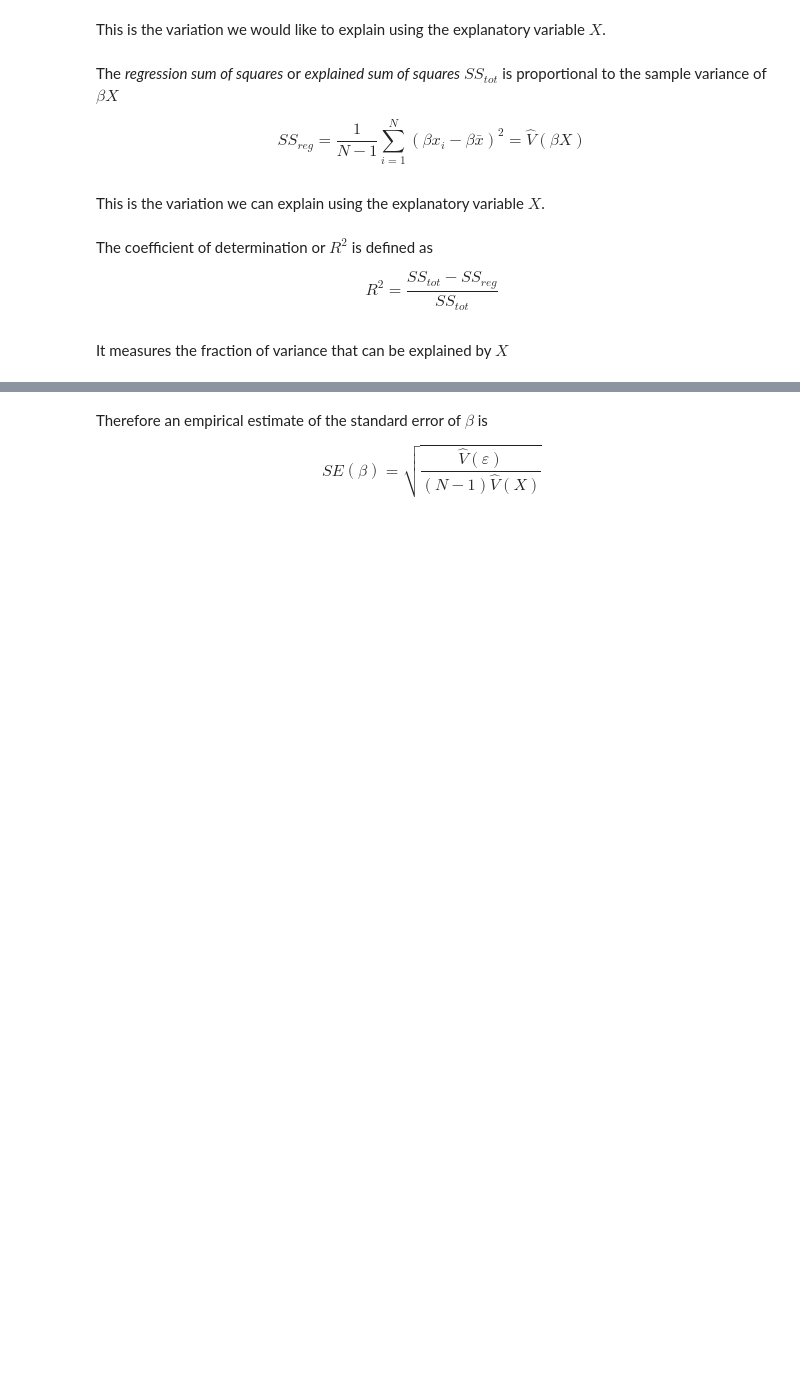
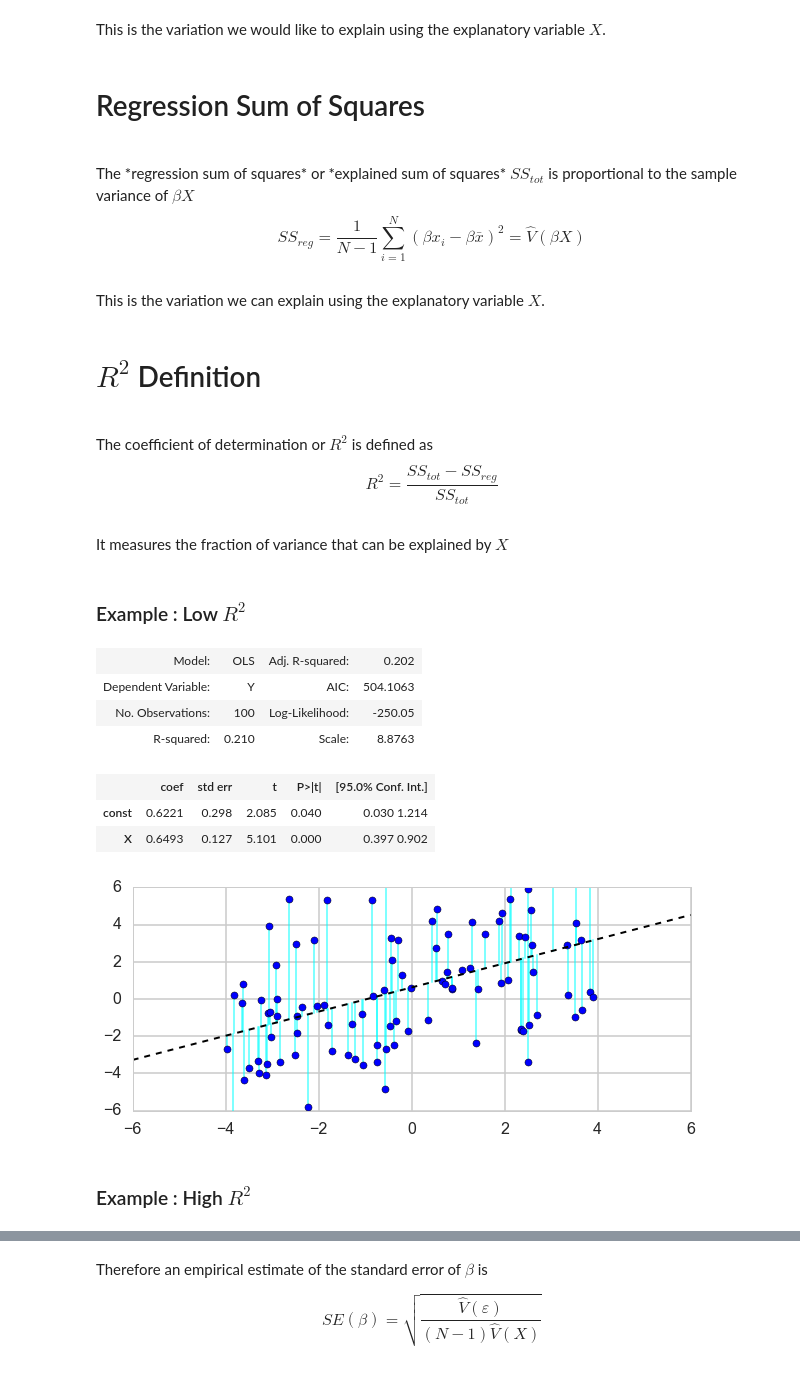
Before and after one commit to AndreaBarbon/Statistical-methods, a Jupyter notebook: Regression Analysis.ipynb, the cells around one changed output, grey strips where cells are left out. Cells and saved outputs as stored; diff of their text form; code cells hidden in the pictures; blank space fills up the shorter version.

```diff
--- a/Regression Analysis.ipynb
+++ b/Regression Analysis.ipynb
@@ -170,4 +184,3 @@ N  =  20; al =  1; be =  0.5; Vx =  4; Ve =  1
 # %%
-df  = gen_regression_problem(N, Vx, Ve, al, be )
-plot_reg(df)
+df  = gen_regression_problem(); plot_reg(df)
 # %% [output]
@@ -271,14 +289,35 @@ $$ SS_{tot} = \frac{1}{N-1} \sum_{i=1}^N (y_i - \bar{y})^2 = \hat{V}(Y) $$
 # %% [markdown]
 This is the variation we would like to explain using the explanatory variable $X$.
 # %% [markdown]
+# Regression Sum of Squares
+
+<br/>
 The *regression sum of squares* or *explained sum of squares* $SS_{tot}$ is proportional to the sample variance of $\beta X$
 
 $$ SS_{reg} = \frac{1}{N-1} \sum_{i=1}^N (\beta x_i - \beta \bar{x})^2 = \hat{V}(\beta X) $$
 # %% [markdown]
 This is the variation we can explain using the explanatory variable $X$.
 # %% [markdown]
+# $R^2$ Definition
+
+<br/>
 The coefficient of determination or $R^2$ is defined as
 
 $$ R^2 = \frac{SS_{tot} - SS_{reg}}{SS_{tot}} $$
 # %% [markdown]
 It measures the fraction of variance that can be explained by $X$
+# %% [markdown]
+### Example : Low $R^2$
+# %%
+df = gen_regression_problem(100, 4, 3, 0.2, 0.5 ); reg_plot_table(df)
+# %% [output]
+| Model: | OLS | Adj. R-squared: | 0.202 |
+| Dependent Variable: | Y | AIC: | 504.1063 |
+| No. Observations: | 100 | Log-Likelihood: | -250.05 |
+| R-squared: | 0.210 | Scale: | 8.8763 |
+|  | coef | std err | t | P>|t| | [95.0% Conf. Int.] |
+| const | 0.6221 | 0.298 | 2.085 | 0.040 | 0.030 1.214 |
+| X | 0.6493 | 0.127 | 5.101 | 0.000 | 0.397 0.902 |
+[figure, added]
+# %% [markdown]
+### Example :  High $R^2$
```
Also changed, not shown: parts of 105 cells of this notebook, 2 other files.
